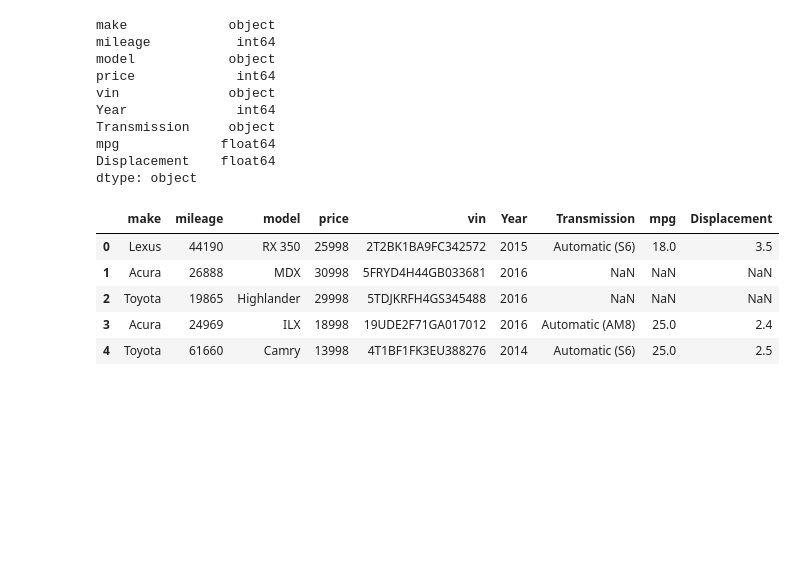
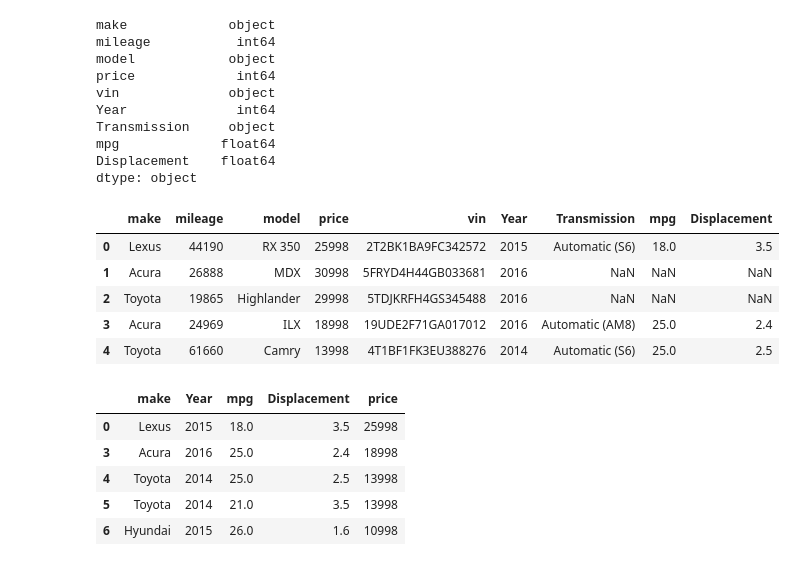
Before and after one commit to Pyligent/Car_ETL_PROJECT, a Jupyter notebook: Auto_trader_merge.ipynb, the cells around one changed output. Cells and saved outputs as stored; diff of their text form; code cells hidden in the pictures; blank space fills up the shorter version.

```diff
--- a/Auto_trader_merge.ipynb
+++ b/Auto_trader_merge.ipynb
@@ -145,3 +145,17 @@ merged_cars_auto_trader_left.head()
 # %%
 merged_cars_auto_trader_left.to_csv("auto_trader_mpgdata.csv",
                   encoding="utf-8", index=False, header=True)
+# %%
+auto_trader_clean_mpg=merged_cars_auto_trader_left.dropna()
+# %%
+col=['make', 'Year', 'mpg', 'Displacement','price']
+auto_trader_clean_mpg=auto_trader_clean_mpg[col]
+# %%
+auto_trader_clean_mpg.head()
+# %% [output]
+|  | make | Year | mpg | Displacement | price |
+| 0 | Lexus | 2015 | 18.0 | 3.5 | 25998 |
+| 3 | Acura | 2016 | 25.0 | 2.4 | 18998 |
+| 4 | Toyota | 2014 | 25.0 | 2.5 | 13998 |
+| 5 | Toyota | 2014 | 21.0 | 3.5 | 13998 |
+| 6 | Hyundai | 2015 | 26.0 | 1.6 | 10998 |
```
Also changed, not shown: parts of 1 cell of this notebook, 1 other file.
